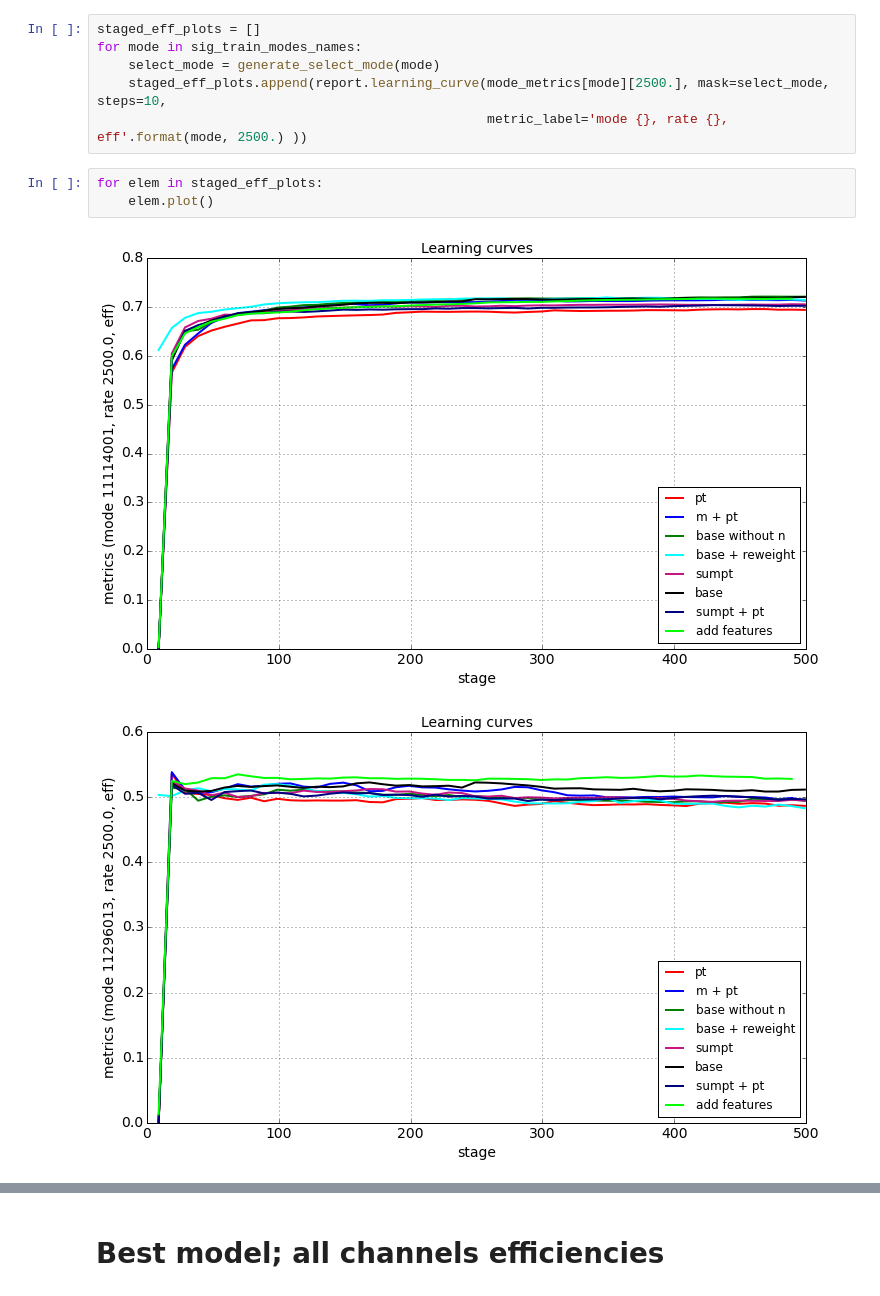
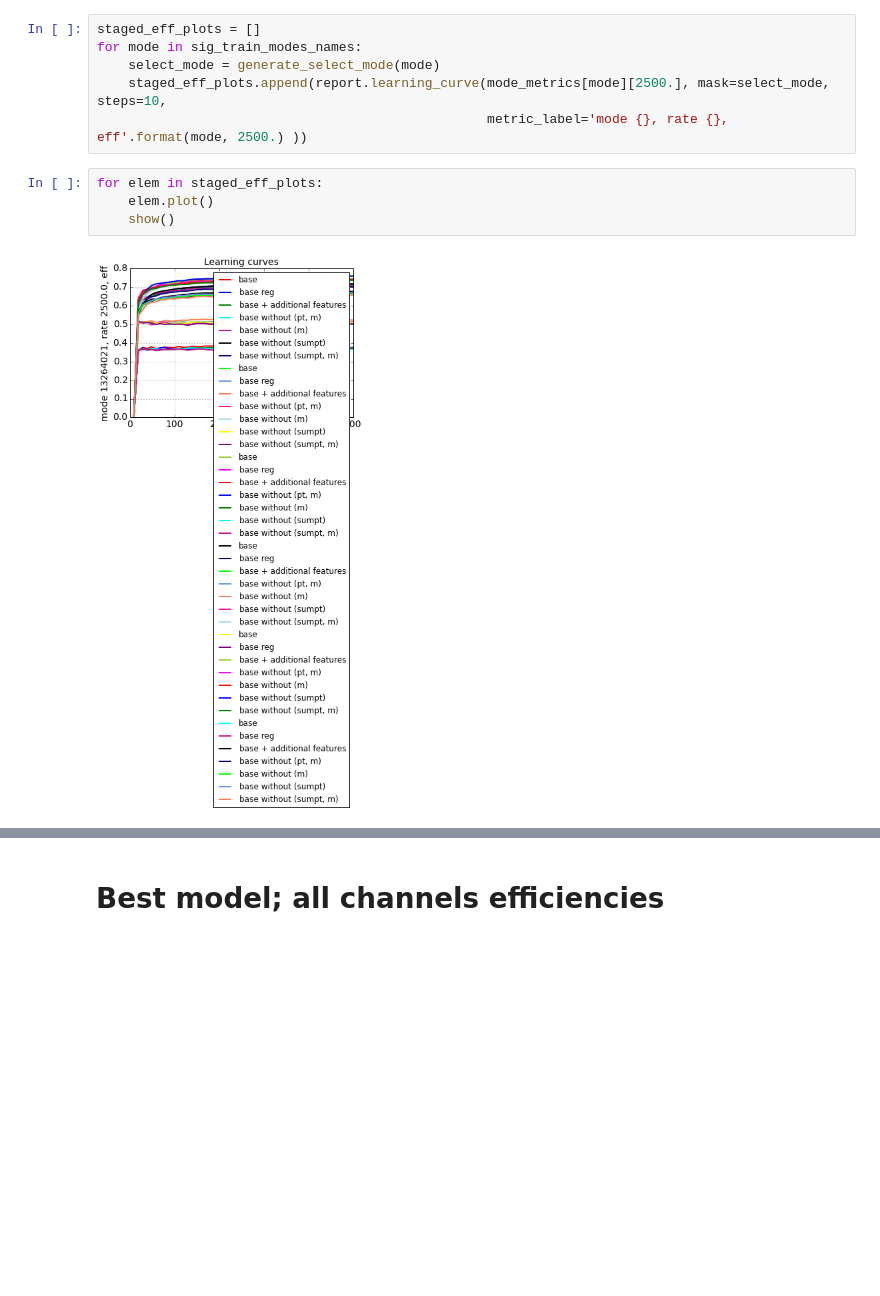
Before and after one commit to tlikhomanenko/LHCb-topo-trigger, a Jupyter notebook: HLT2.ipynb, the cells around one changed output, grey strips where cells are left out. Saved outputs shown, nothing was run; the diff lists cells and outputs as text; blank space fills up the shorter version.

```diff
--- a/HLT2.ipynb
+++ b/HLT2.ipynb
@@ -458,6 +476,6 @@ for mode in sig_train_modes_names:
 # %%
 for elem in staged_eff_plots:
     elem.plot()
+    show()
 # %% [output]
-[figure, old version]
+[figure, new version]
-[figure, removed]
```
Also changed, not shown: parts of 15 cells of this notebook, 1 other file.
